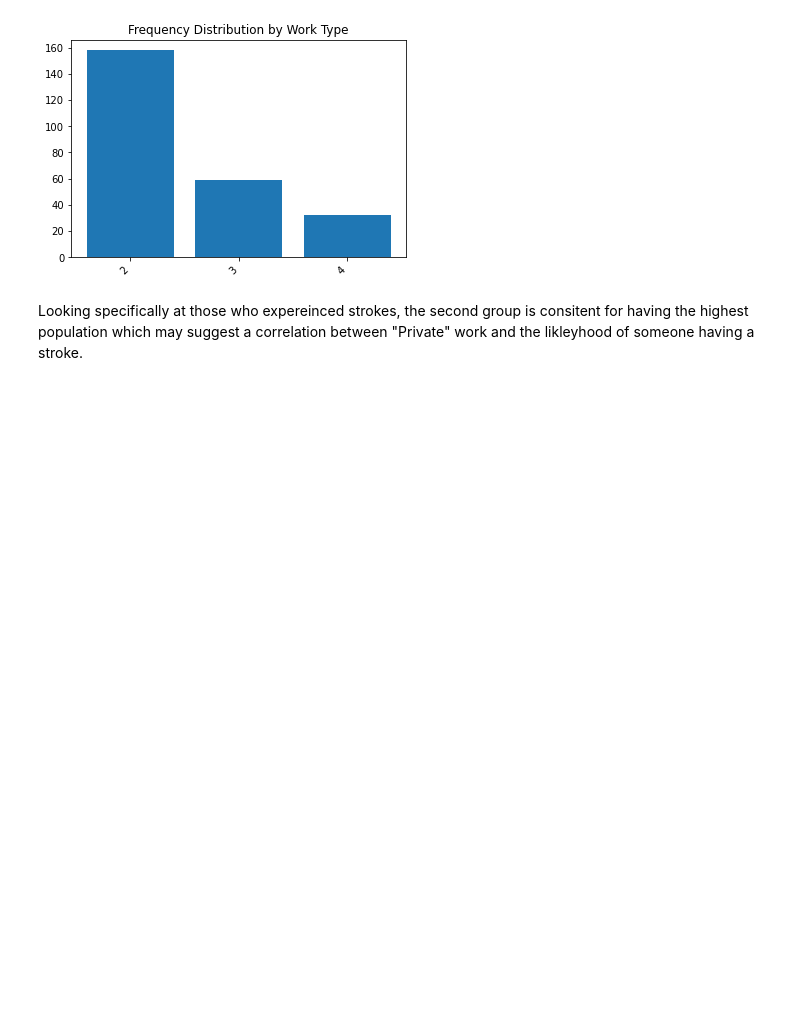
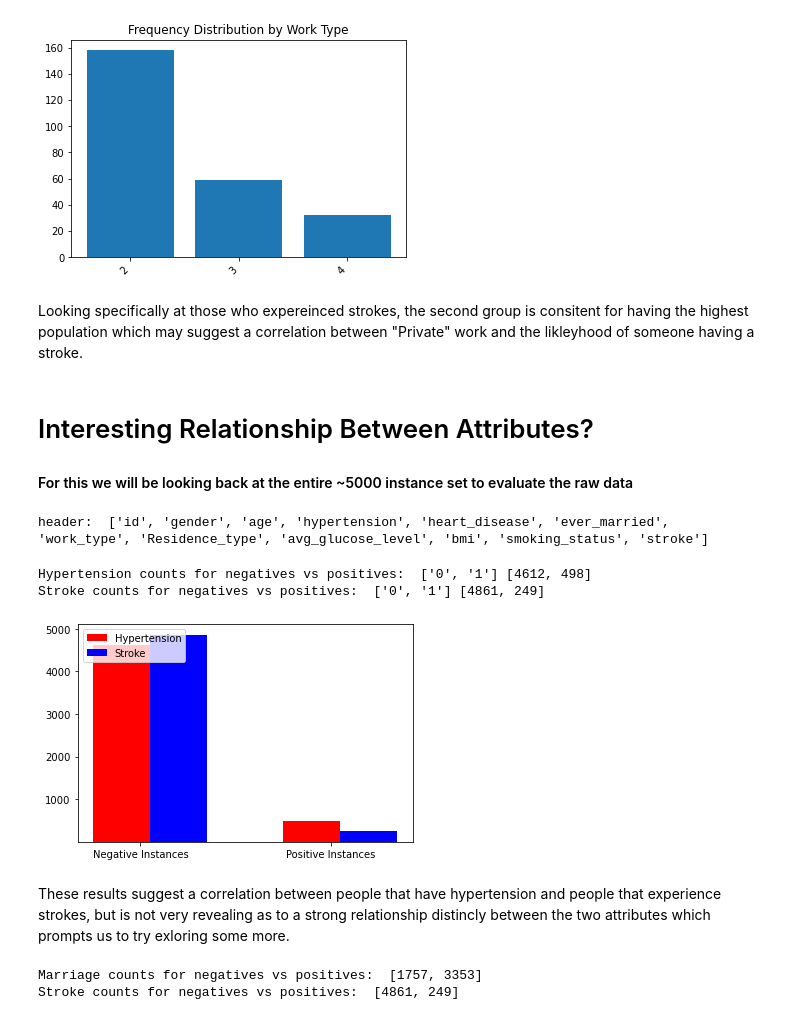
Before and after one commit to stoll2882/Stroke-Data-Analysis-CPSC322, a Jupyter notebook: data_distrubutions.ipynb, the cells around one changed output. Cells and saved outputs as stored; diff of their text form; code cells hidden in the pictures; blank space fills up the shorter version.

```diff
--- a/data_distrubutions.ipynb
+++ b/data_distrubutions.ipynb
@@ -97,3 +99,53 @@ plot_utils.bar_chart(work_values, work_counts, work_title)
 [figure]
 # %% [markdown]
 Looking specifically at those who expereinced strokes, the second group is consitent for having the highest population which may suggest a correlation between "Private" work and the likleyhood of someone having a stroke.
+# %% [markdown]
+# Interesting Relationship Between Attributes?
+
+#### For this we will be looking back at the entire ~5000 instance set to evaluate the raw data
+# %%
+stroke_table_full = MyPyTable()
+stroke_table_full.load_from_file("healthcare-dataset-stroke-data.csv");
+# %% [output]
+header:  ['id', 'gender', 'age', 'hypertension', 'heart_disease', 'ever_married', 'work_type', 'Residence_type', 'avg_glucose_level', 'bmi', 'smoking_status', 'stroke']
+# %%
+hyper_values, hyper_counts = utils.get_frequencies(stroke_table_full.data, stroke_table_full.column_names, "hypertension")
+print("Hypertension counts for negatives vs positives: ", hyper_values, hyper_counts)
+stroke_values, stroke_counts = utils.get_frequencies(stroke_table_full.data, stroke_table_full.column_names, "stroke")
+print("Stroke counts for negatives vs positives: ", stroke_values, stroke_counts)
+# %% [output]
+Hypertension counts for negatives vs positives:  ['0', '1'] [4612, 498]
+Stroke counts for negatives vs positives:  ['0', '1'] [4861, 249]
+# %%
+
+plt.figure()
+xs1 = [4612, 498]
+xs2 = [4861, 249]
+ax = plt.gca()
+
+r1 = ax.bar([1, 2], xs1, 0.3, color="r")
+r2 = ax.bar([1.3, 2.3,], xs2, 0.3, color="b")
+
+# set tick locations
+ax.set_xticks([1.1, 2.1])
+ax.set_yticks([1000, 2000, 3000, 4000, 5000])
+
+# set x value labels
+ax.set_xticklabels(["Negative Instances", "Positive Instances"])
+
+# create a legend
+ax.legend((r1[0], r2[0]), ("Hypertension", "Stroke"), loc=2)
+
+plt.show()
+# %% [output]
+[figure, added]
+# %% [markdown]
+These results suggest a correlation between people that have hypertension and people that experience strokes, but is not very revealing as to a strong relationship distincly between the two attributes which prompts us to try exloring some more.
+# %%
+marriage_values, marriage_counts = utils.get_frequencies(stroke_table_full.data, stroke_table_full.column_names, "ever_married")
+print("Marriage counts for negatives vs positives: ", marriage_counts)
+stroke_values, stroke_counts = utils.get_frequencies(stroke_table_full.data, stroke_table_full.column_names, "stroke")
+print("Stroke counts for negatives vs positives: ", stroke_counts)
+# %% [output]
+Marriage counts for negatives vs positives:  [1757, 3353]
+Stroke counts for negatives vs positives:  [4861, 249]
```
Also changed, not shown: parts of 4 cells of this notebook, 1 other file.
